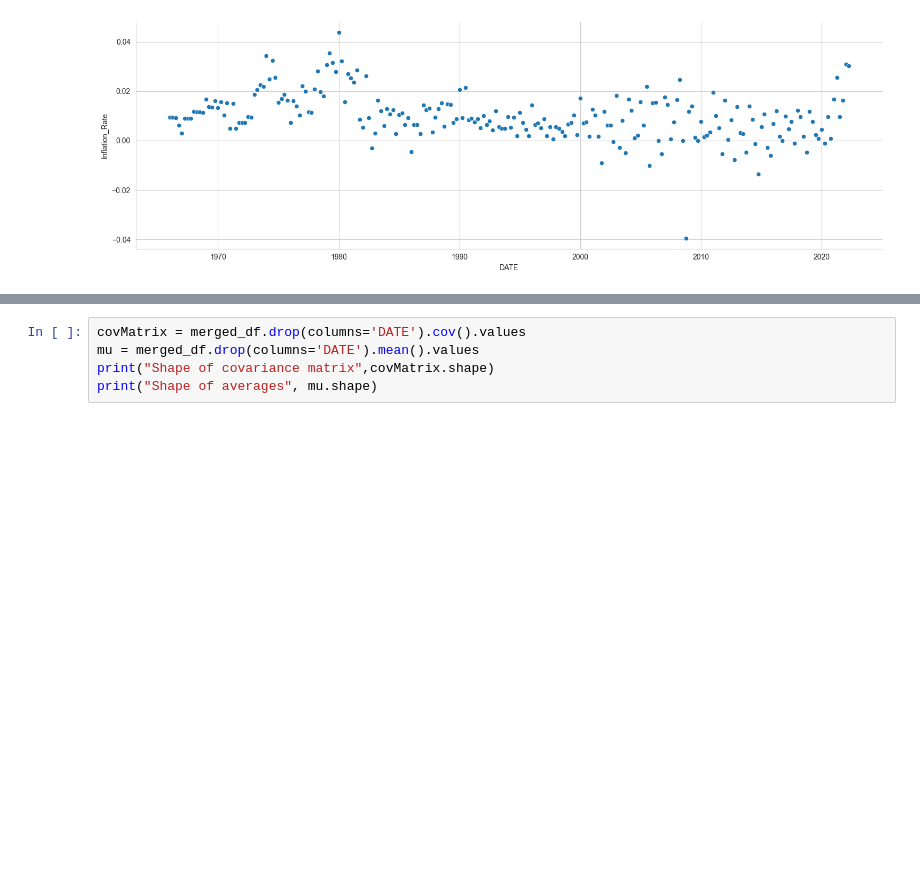
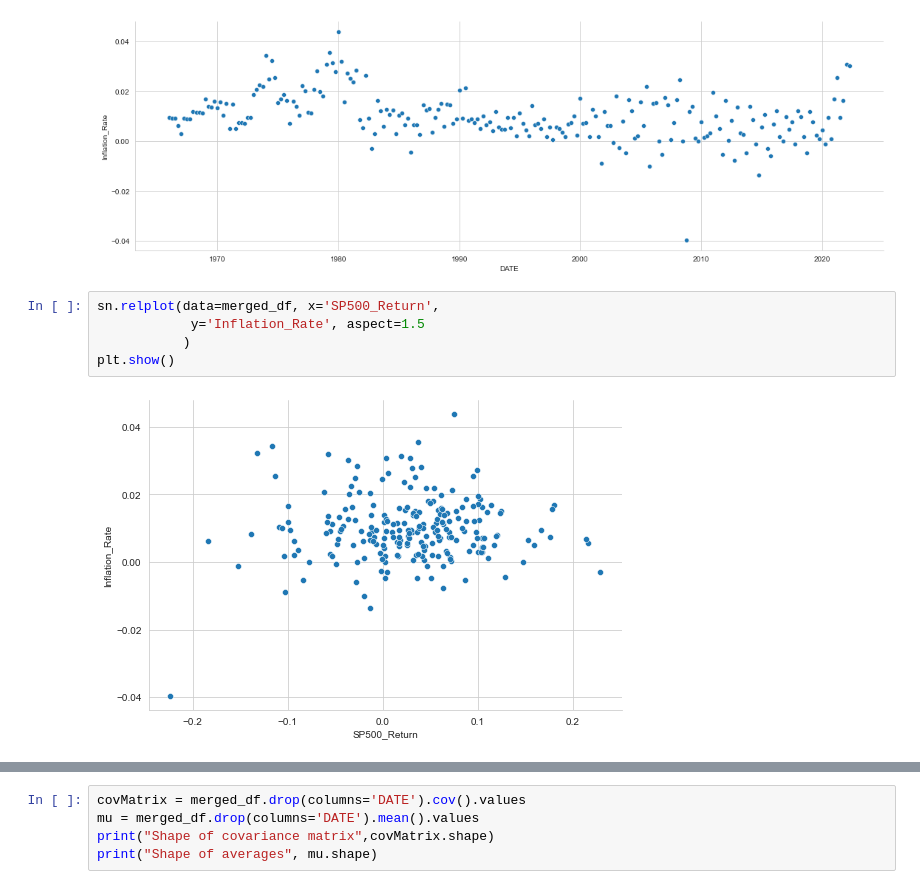
Before and after one commit to chriskelly/LifeFinances, a Jupyter notebook: data/historic_data/data_generation.ipynb, the cells around one changed output, grey strips where cells are left out. Saved outputs shown, nothing was run; the diff lists cells and outputs as text; blank space fills up the shorter version.

```diff
--- a/data/historic_data/data_generation.ipynb
+++ b/data/historic_data/data_generation.ipynb
@@ -58,3 +58,10 @@ sn.relplot(data=merged_df, x='DATE', y='Inflation_Rate',
 plt.show()
 # %% [output]
 [figure]
+# %%
+sn.relplot(data=merged_df, x='SP500_Return',
+            y='Inflation_Rate', aspect=1.5
+           )
+plt.show()
+# %% [output]
+[figure, added]
```
Also changed, not shown: parts of 6 cells of this notebook.
